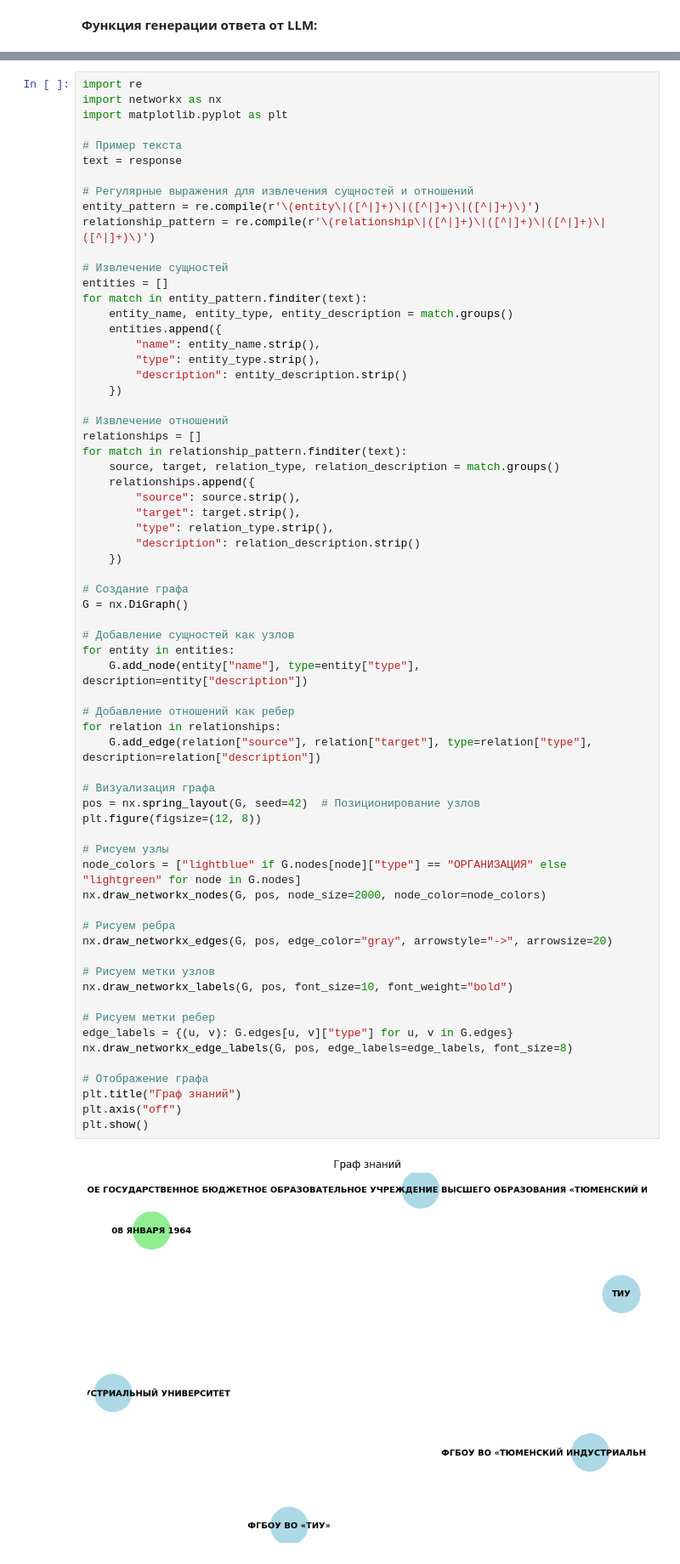
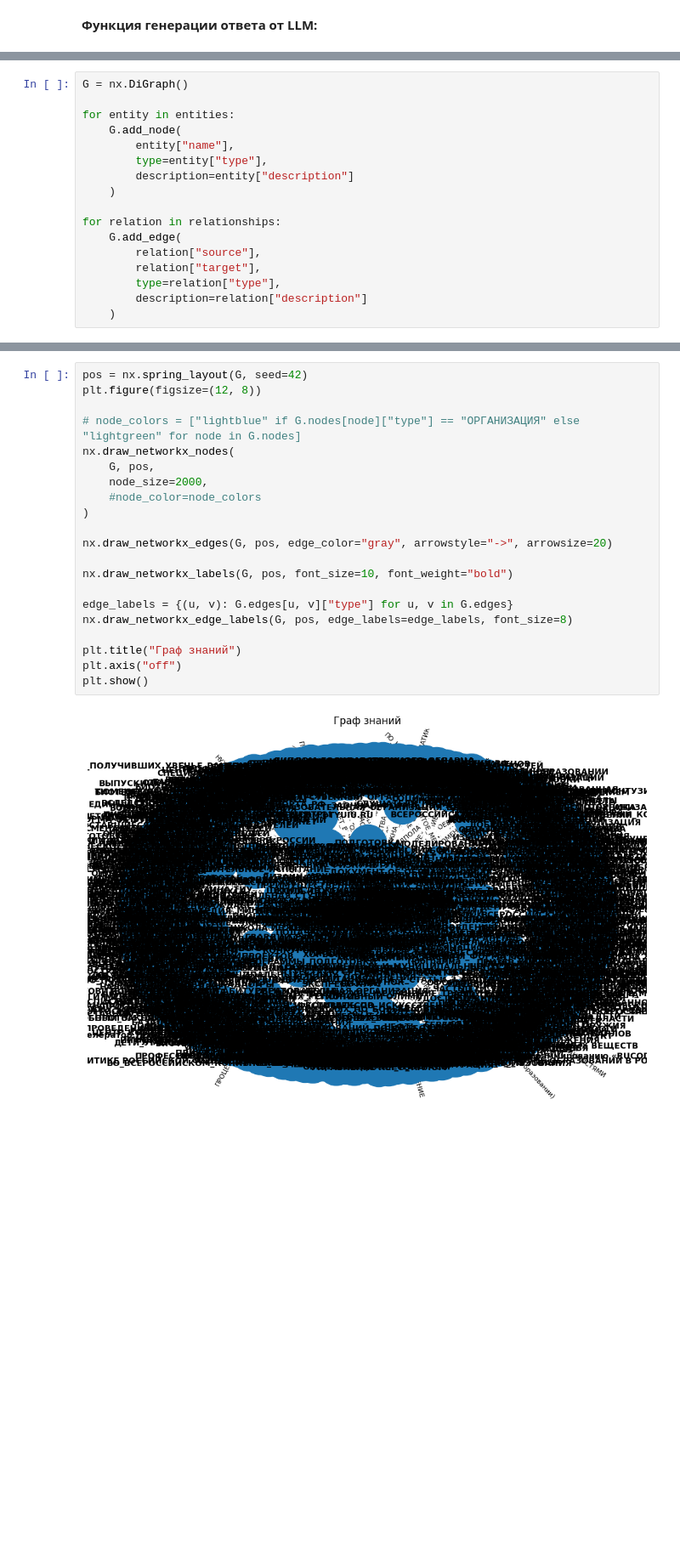
Before and after one commit to Andr171p/advanced-rag, a Jupyter notebook: notebooks/knowladge_graph.ipynb, the cells around one changed output, grey strips where cells are left out. Shown at 85% size. Saved outputs shown, nothing was run; the diff lists cells and outputs as text; blank space fills up the shorter version.

Commit message:
24.02.2025 create base knowladge graph

```diff
--- a/notebooks/knowladge_graph.ipynb
+++ b/notebooks/knowladge_graph.ipynb
@@ -137,0 +290,17 @@ response
+# %%
+G = nx.DiGraph()
+
+for entity in entities:
+    G.add_node(
+        entity["name"],
+        type=entity["type"],
+        description=entity["description"]
+    )
+
+for relation in relationships:
+    G.add_edge(
+        relation["source"],
+        relation["target"],
+        type=relation["type"],
+        description=relation["description"]
+    )
@@ -138,68 +309,23 @@ response
 # %%
-import re
-import networkx as nx
-import matplotlib.pyplot as plt
-
-# Пример текста
-text = response
-
-# Регулярные выражения для извлечения сущностей и отношений
-entity_pattern = re.compile(r'\(entity\|([^|]+)\|([^|]+)\|([^|]+)\)')
-relationship_pattern = re.compile(r'\(relationship\|([^|]+)\|([^|]+)\|([^|]+)\|([^|]+)\)')
-
-# Извлечение сущностей
-entities = []
-for match in entity_pattern.finditer(text):
-    entity_name, entity_type, entity_description = match.groups()
-    entities.append({
-        "name": entity_name.strip(),
-        "type": entity_type.strip(),
-        "description": entity_description.strip()
-    })
-
-# Извлечение отношений
-relationships = []
-for match in relationship_pattern.finditer(text):
-    source, target, relation_type, relation_description = match.groups()
-    relationships.append({
-        "source": source.strip(),
-        "target": target.strip(),
-        "type": relation_type.strip(),
-        "description": relation_description.strip()
-    })
-
-# Создание графа
-G = nx.DiGraph()
-
-# Добавление сущностей как узлов
-for entity in entities:
-    G.add_node(entity["name"], type=entity["type"], description=entity["description"])
-
-# Добавление отношений как ребер
-for relation in relationships:
-    G.add_edge(relation["source"], relation["target"], type=relation["type"], description=relation["description"])
-
-# Визуализация графа
-pos = nx.spring_layout(G, seed=42)  # Позиционирование узлов
+pos = nx.spring_layout(G, seed=42)
 plt.figure(figsize=(12, 8))
 
-# Рисуем узлы
-node_colors = ["lightblue" if G.nodes[node]["type"] == "ОРГАНИЗАЦИЯ" else "lightgreen" for node in G.nodes]
-nx.draw_networkx_nodes(G, pos, node_size=2000, node_color=node_colors)
+# node_colors = ["lightblue" if G.nodes[node]["type"] == "ОРГАНИЗАЦИЯ" else "lightgreen" for node in G.nodes]
+nx.draw_networkx_nodes(
+    G, pos,
+    node_size=2000,
+    #node_color=node_colors
+)
 
-# Рисуем ребра
 nx.draw_networkx_edges(G, pos, edge_color="gray", arrowstyle="->", arrowsize=20)
 
-# Рисуем метки узлов
 nx.draw_networkx_labels(G, pos, font_size=10, font_weight="bold")
 
-# Рисуем метки ребер
 edge_labels = {(u, v): G.edges[u, v]["type"] for u, v in G.edges}
 nx.draw_networkx_edge_labels(G, pos, edge_labels=edge_labels, font_size=8)
 
-# Отображение графа
 plt.title("Граф знаний")
 plt.axis("off")
 plt.show()
 # %% [output]
-[figure, old version]
+[figure, new version]
```
Also changed, not shown: parts of 22 cells of this notebook, 1 other file.
